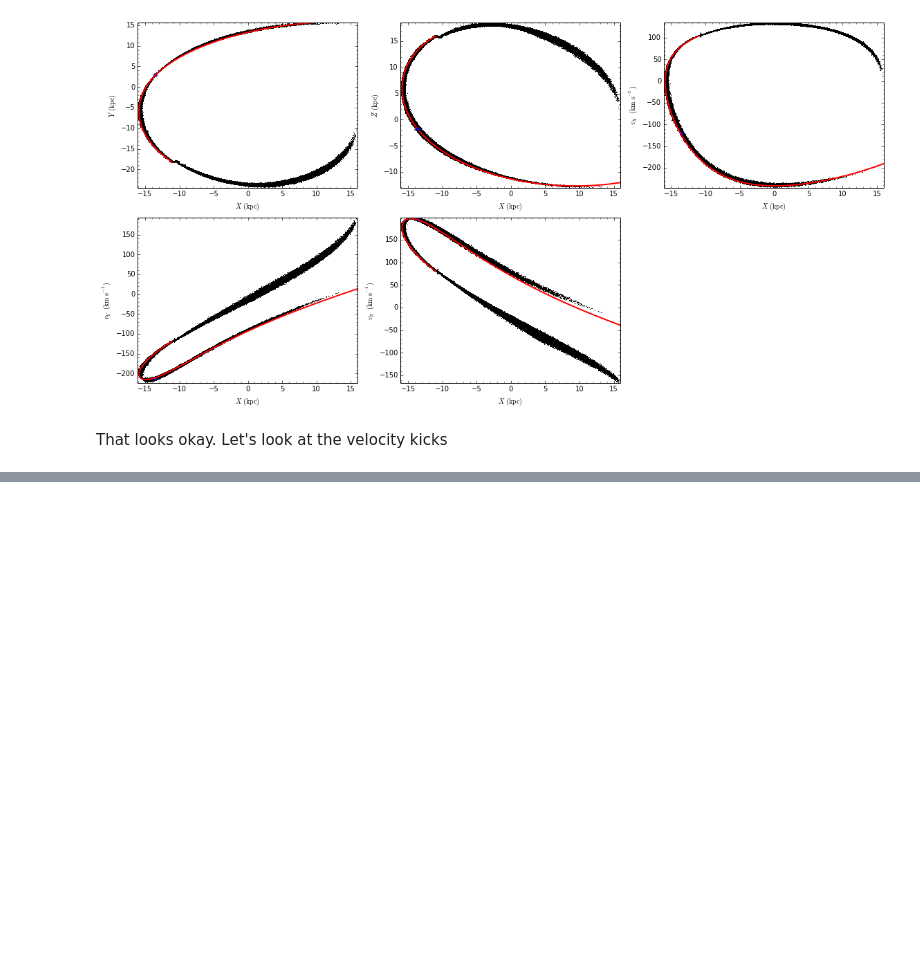
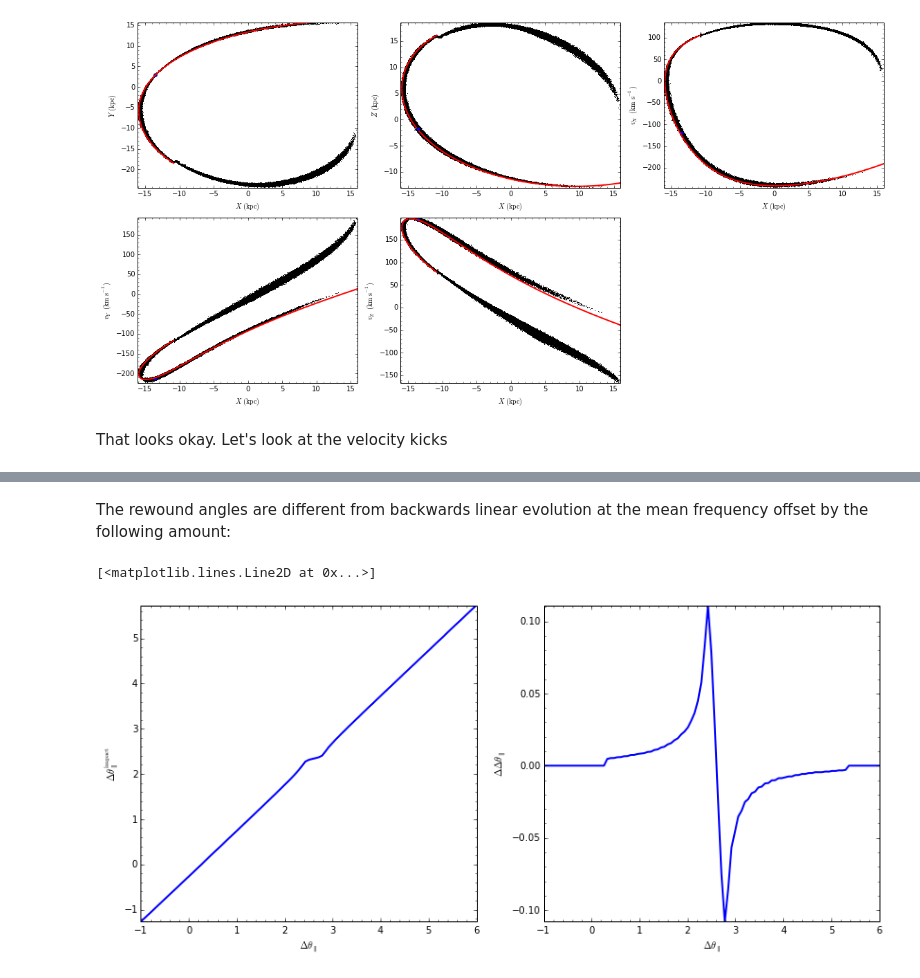
Before and after one commit to jobovy/streamgap-aa, a Jupyter notebook: py/galpyModelnonzeroJz.ipynb, the cells around one changed output, grey strips where cells are left out. Saved outputs shown, nothing was run; the diff lists cells and outputs as text; code cells hidden in the pictures; blank space fills up the shorter version.

```diff
--- a/py/galpyModelnonzeroJz.ipynb
+++ b/py/galpyModelnonzeroJz.ipynb
@@ -333,0 +390,18 @@ bovy_plot.bovy_plot(sdfl_per_1e8_peri._kick_interpolatedThetasTrack+sdfl_per_1e8
+# %% [markdown]
+The rewound angles are different from backwards linear evolution at the mean frequency offset by the following amount:
+# %%
+figsize(14,6)
+subplot(1,2,1)
+xs= numpy.linspace(-1.,6.,101)
+bovy_plot.bovy_plot(xs,
+                    [sdfl_per_1e8_peri._rewind_angle_impact(x) for x in xs],
+                    '-',lw=2.,gcf=True,
+                    xlabel=r'$\Delta \theta_\parallel$',ylabel=r'$\Delta \theta_\parallel^\mathrm{impact}$')
+subplot(1,2,2)
+bovy_plot.bovy_plot(xs,
+                    [sdfl_per_1e8_peri._rewind_angle_impact(x)+sdfl_per_1e8_peri._meandO*sdfl_per_1e8_peri._timpact*sdfl_per_1e8_peri._sigMeanSign-x for x in xs],
+                    '-',lw=2.,gcf=True,
+                    xlabel=r'$\Delta \theta_\parallel$',ylabel=r'$\Delta \Delta \theta_\parallel$')
+# %% [output]
+[<matplotlib.lines.Line2D at 0x...>]
+[figure, added]
```
Also changed, not shown: parts of 45 cells of this notebook.
